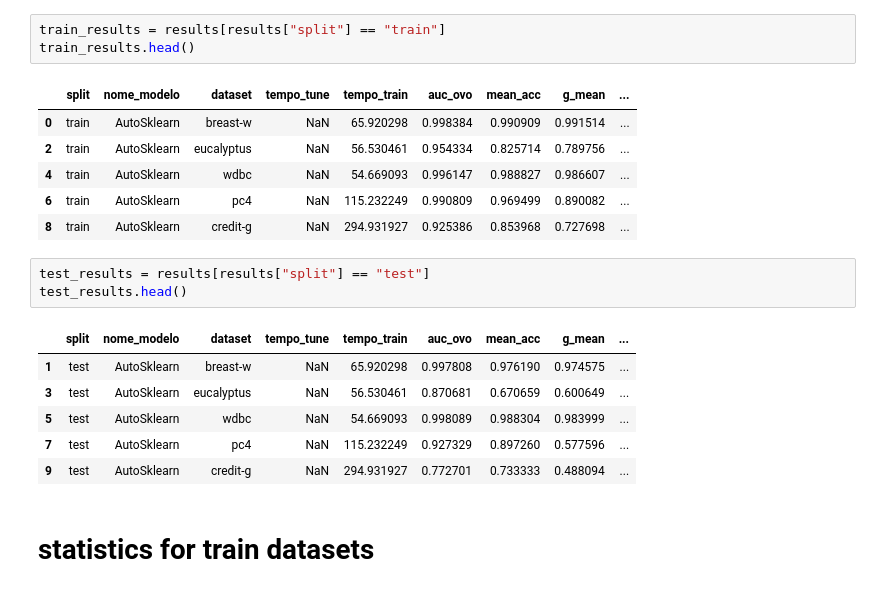
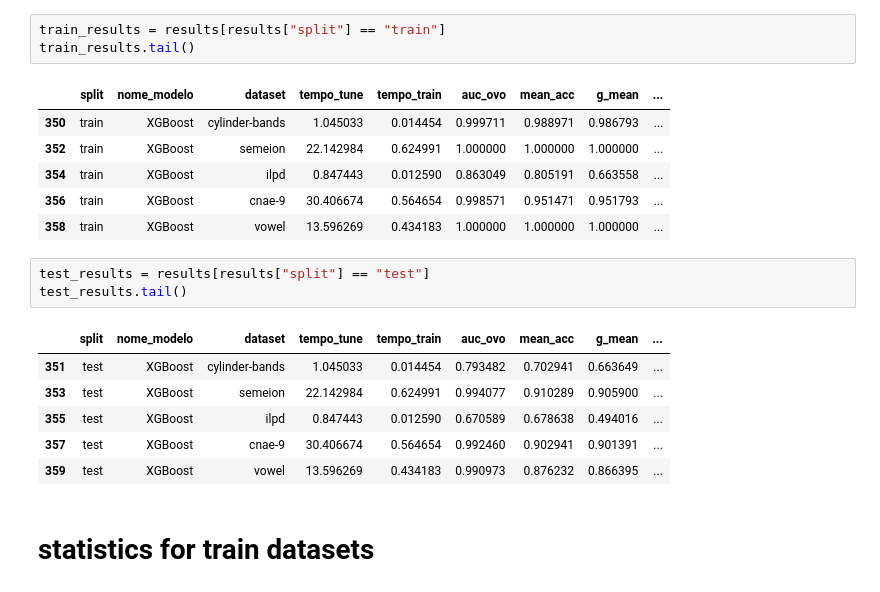
Before and after one commit to PaulaPerazzo/prj-am-t2g-former, a Jupyter notebook: statistic_analysis/notebook.ipynb, the cells around one changed output. Saved outputs shown, nothing was run; the diff lists cells and outputs as text.

Commit message:
final results

```diff
--- a/statistic_analysis/notebook.ipynb
+++ b/statistic_analysis/notebook.ipynb
@@ -22,23 +22,23 @@ results
 # %%
 train_results = results[results["split"] == "train"]
-train_results.head()
+train_results.tail()
 # %% [output]
 |  | split | nome_modelo | dataset | tempo_tune | tempo_train | auc_ovo | mean_acc | g_mean | ... |
-| 0 | train | AutoSklearn | breast-w | NaN | 65.920298 | 0.998384 | 0.990909 | 0.991514 | ... |
-| 2 | train | AutoSklearn | eucalyptus | NaN | 56.530461 | 0.954334 | 0.825714 | 0.789756 | ... |
-| 4 | train | AutoSklearn | wdbc | NaN | 54.669093 | 0.996147 | 0.988827 | 0.986607 | ... |
-| 6 | train | AutoSklearn | pc4 | NaN | 115.232249 | 0.990809 | 0.969499 | 0.890082 | ... |
-| 8 | train | AutoSklearn | credit-g | NaN | 294.931927 | 0.925386 | 0.853968 | 0.727698 | ... |
+| 350 | train | XGBoost | cylinder-bands | 1.045033 | 0.014454 | 0.999711 | 0.988971 | 0.986793 | ... |
+| 352 | train | XGBoost | semeion | 22.142984 | 0.624991 | 1.000000 | 1.000000 | 1.000000 | ... |
+| 354 | train | XGBoost | ilpd | 0.847443 | 0.012590 | 0.863049 | 0.805191 | 0.663558 | ... |
+| 356 | train | XGBoost | cnae-9 | 30.406674 | 0.564654 | 0.998571 | 0.951471 | 0.951793 | ... |
+| 358 | train | XGBoost | vowel | 13.596269 | 0.434183 | 1.000000 | 1.000000 | 1.000000 | ... |
 # %%
 test_results = results[results["split"] == "test"]
-test_results.head()
+test_results.tail()
 # %% [output]
 |  | split | nome_modelo | dataset | tempo_tune | tempo_train | auc_ovo | mean_acc | g_mean | ... |
-| 1 | test | AutoSklearn | breast-w | NaN | 65.920298 | 0.997808 | 0.976190 | 0.974575 | ... |
-| 3 | test | AutoSklearn | eucalyptus | NaN | 56.530461 | 0.870681 | 0.670659 | 0.600649 | ... |
-| 5 | test | AutoSklearn | wdbc | NaN | 54.669093 | 0.998089 | 0.988304 | 0.983999 | ... |
-| 7 | test | AutoSklearn | pc4 | NaN | 115.232249 | 0.927329 | 0.897260 | 0.577596 | ... |
-| 9 | test | AutoSklearn | credit-g | NaN | 294.931927 | 0.772701 | 0.733333 | 0.488094 | ... |
+| 351 | test | XGBoost | cylinder-bands | 1.045033 | 0.014454 | 0.793482 | 0.702941 | 0.663649 | ... |
+| 353 | test | XGBoost | semeion | 22.142984 | 0.624991 | 0.994077 | 0.910289 | 0.905900 | ... |
+| 355 | test | XGBoost | ilpd | 0.847443 | 0.012590 | 0.670589 | 0.678638 | 0.494016 | ... |
+| 357 | test | XGBoost | cnae-9 | 30.406674 | 0.564654 | 0.992460 | 0.902941 | 0.901391 | ... |
+| 359 | test | XGBoost | vowel | 13.596269 | 0.434183 | 0.990973 | 0.876232 | 0.866395 | ... |
 # %% [markdown]
 # statistics for train datasets
 # %% [markdown]
```
Also changed, not shown: parts of 73 cells of this notebook, 4 other files.
